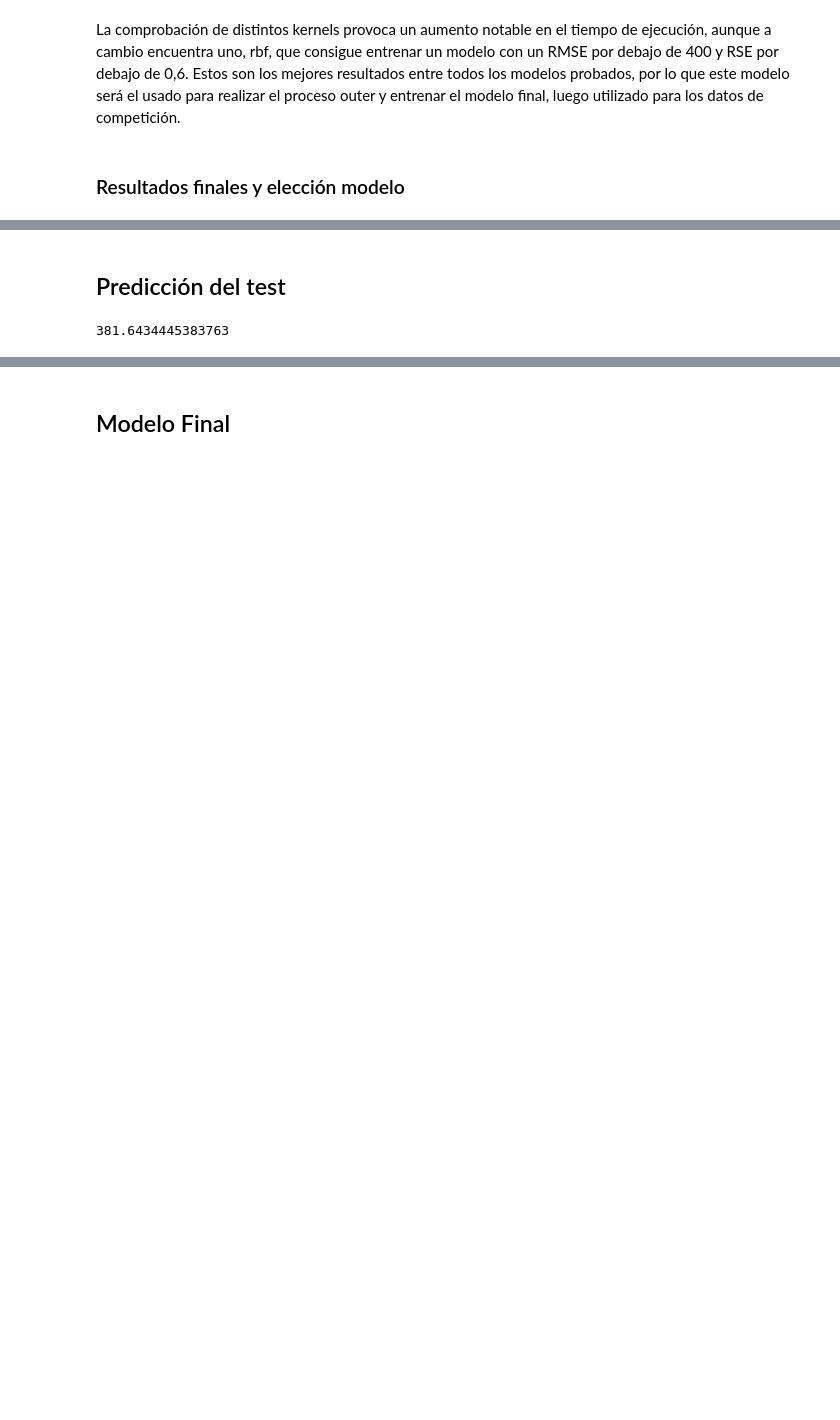
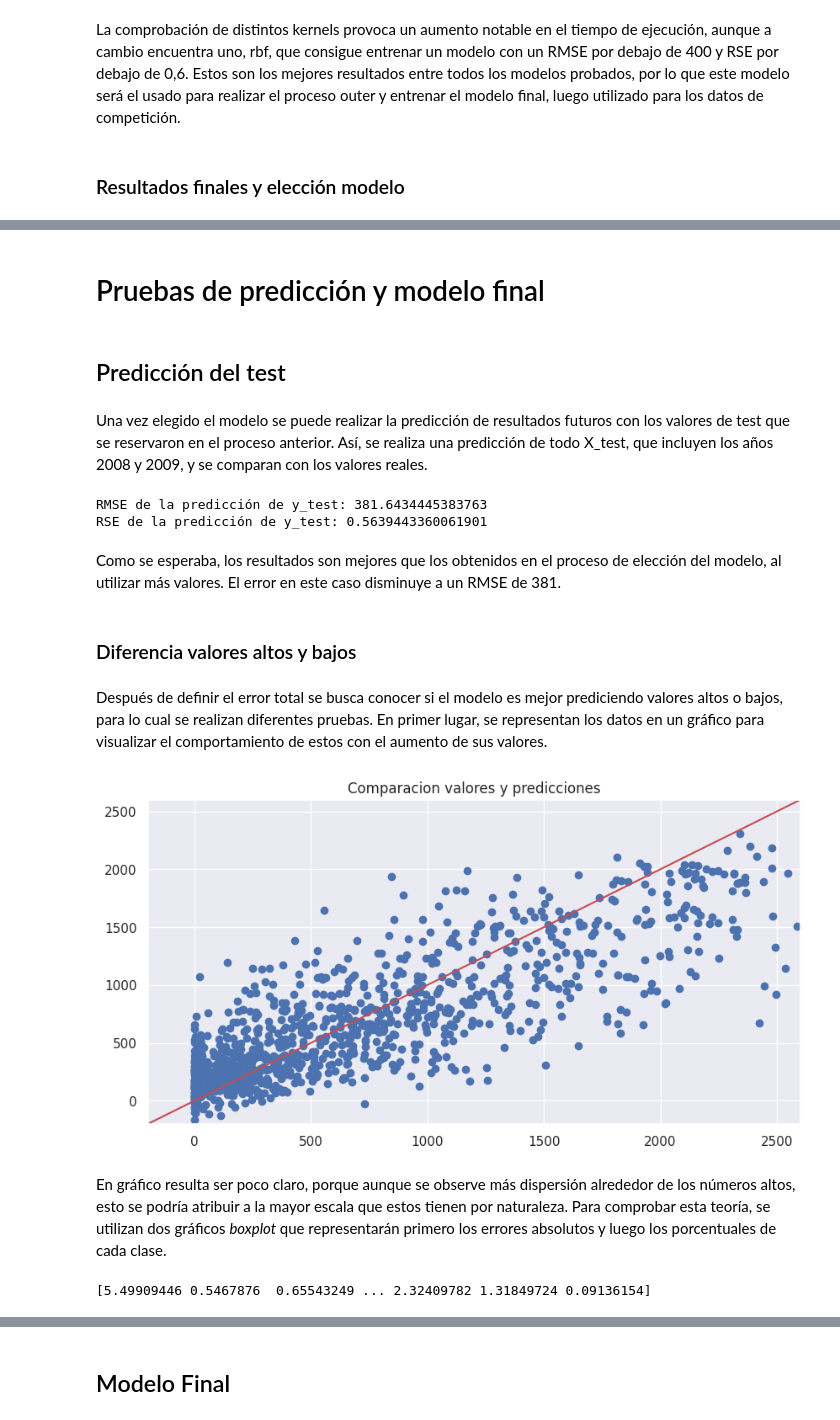
Before and after one commit to PaulaUc3m/Grupo4_P1AA, a Jupyter notebook: EDA_entrenamieto.ipynb, the cells around one changed output, grey strips where cells are left out. Saved outputs shown, nothing was run; the diff lists cells and outputs as text; code cells hidden in the pictures; blank space fills up the shorter version.

```diff
--- a/EDA_entrenamieto.ipynb
+++ b/EDA_entrenamieto.ipynb
@@ -864,8 +888,41 @@ plt.show()
+# %% [markdown]
+# Pruebas de predicción y modelo final
 # %% [markdown]
 ## Predicción del test
+# %% [markdown]
+Una vez elegido el modelo se puede realizar la predicción de resultados futuros con los valores de test que se reservaron en el proceso anterior. Así, se realiza una predicción de todo X_test, que incluyen los años 2008 y 2009, y se comparan con los valores reales.
 # %%
 y_pred=svm_model.predict(X_test)
 outer_score =root_mean_squared_error(y_test, y_pred)
-print(outer_score)
+print("RMSE de la predicción de y_test:", outer_score)
+print("RSE de la predicción de y_test:", outer_score/dummy_value)
 # %% [output]
-381.6434445383763
+RMSE de la predicción de y_test: 381.6434445383763
+RSE de la predicción de y_test: 0.5639443360061901
+# %% [markdown]
+Como se esperaba, los resultados son mejores que los obtenidos en el proceso de elección del modelo, al utilizar más valores. El error en este caso disminuye a un RMSE de 381.
+# %% [markdown]
+### Diferencia valores altos y bajos
+# %% [markdown]
+Después de definir el error total se busca conocer si el modelo es mejor prediciendo valores altos o bajos, para lo cual se realizan diferentes pruebas. En primer lugar, se representan los datos en un gráfico para visualizar el comportamiento de estos con el aumento de sus valores.
+# %%
+plt.figure(figsize= (10,5))
+plt.scatter(y=y_pred,x=y_test)
+plt.title("Comparacion valores y predicciones")
+y_lim = plt.ylim(bottom = -200, top = 2600)
+x_lim = plt.xlim(left = -200, right = 2600)
+plt.plot(x_lim, y_lim, color = 'r')
+plt.ylim(y_lim)
+plt.xlim(x_lim)
+plt.show()
+# %% [output]
+[figure, added]
+# %% [markdown]
+En gráfico resulta ser poco claro, porque aunque se observe más dispersión alrededor de los números altos, esto se podría atribuir a la mayor escala que estos tienen por naturaleza. Para comprobar esta teoría, se utilizan dos gráficos *boxplot* que representarán primero los errores absolutos y luego los porcentuales de cada clase.
+# %%
+y_test_array = y_test['energy'].to_numpy()
+columna_error_absoluto = abs(y_pred - y_test_array)
+columna_error = abs(y_pred - y_test_array)/(y_test_array)
+print(columna_error)
+# %% [output]
+[5.49909446 0.5467876  0.65543249 ... 2.32409782 1.31849724 0.09136154]
```
Also changed, not shown: parts of 34 cells of this notebook.
